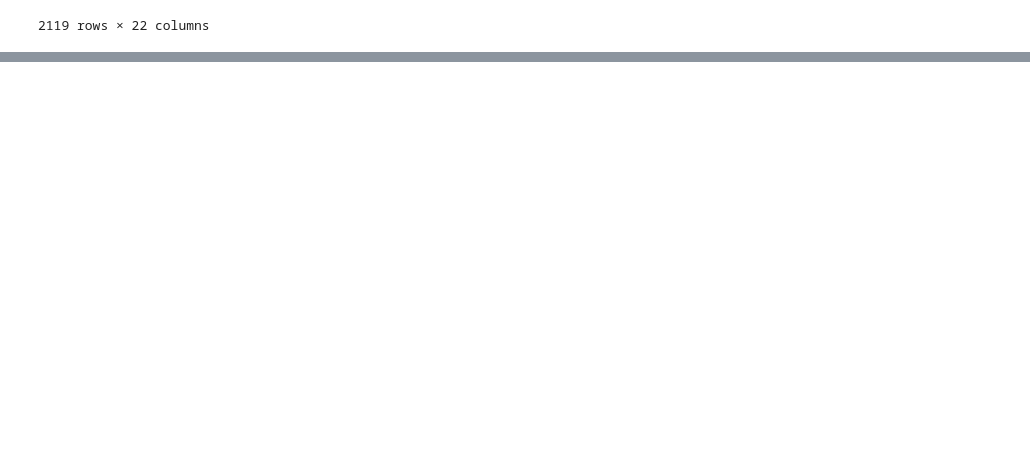
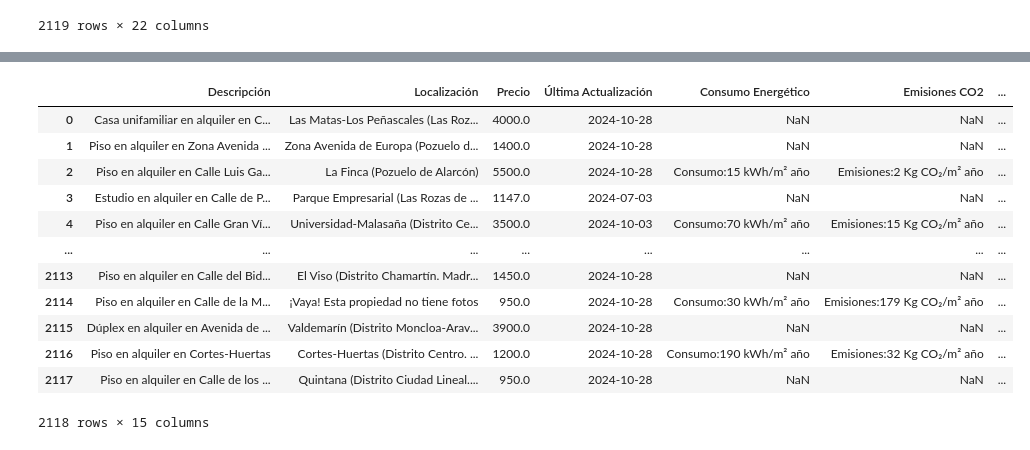
Before and after one commit to GuillePT95/proyecto-FB, a Jupyter notebook: limpieza_alquiler.ipynb, the cells around one changed output, grey strips where cells are left out. Drawn from its saved outputs; the diff is of its cells as text; code cells hidden in the pictures; blank space fills up the shorter version.

```diff
--- a/limpieza_alquiler.ipynb
+++ b/limpieza_alquiler.ipynb
@@ -727,0 +268,3 @@ df
+# %%
+# Eliminar filas donde 'Precio' es NaN
+df_limpio = df_limpio.dropna(subset=['Precio'])
@@ -727,0 +311,6 @@ df
+# %%
+# Usar .loc para evitar el SettingWithCopyWarning
+df_limpio.loc[df_limpio['Precio'] == 'A', 'Precio'] = 0
+# %%
+# Limpiar valores en la columna 'Precio', eliminando puntos y comas, y convertir a float
+df_limpio.loc[:, 'Precio'] = df_limpio['Precio'].replace({r'\.': '', ',': ''}, regex=True).astype(float)
@@ -727,0 +337,16 @@ df
+# %%
+df_limpio
+# %% [output]
+|  | Descripción | Localización | Precio | Última Actualización | Consumo Energético | Emisiones CO2 | ... |
+| 0 | Casa unifamiliar en alquiler en C... | Las Matas-Los Peñascales (Las Roz... | 4000.0 | 2024-10-28 | NaN | NaN | ... |
+| 1 | Piso en alquiler en Zona Avenida ... | Zona Avenida de Europa (Pozuelo d... | 1400.0 | 2024-10-28 | NaN | NaN | ... |
+| 2 | Piso en alquiler en Calle Luis Ga... | La Finca (Pozuelo de Alarcón) | 5500.0 | 2024-10-28 | Consumo:15 kWh/m² año | Emisiones:2 Kg CO₂/m² año | ... |
+| 3 | Estudio en alquiler en Calle de P... | Parque Empresarial (Las Rozas de ... | 1147.0 | 2024-07-03 | NaN | NaN | ... |
+| 4 | Piso en alquiler en Calle Gran Ví... | Universidad-Malasaña (Distrito Ce... | 3500.0 | 2024-10-03 | Consumo:70 kWh/m² año | Emisiones:15 Kg CO₂/m² año | ... |
+| ... | ... | ... | ... | ... | ... | ... | ... |
+| 2113 | Piso en alquiler en Calle del Bid... | El Viso (Distrito Chamartín. Madr... | 1450.0 | 2024-10-28 | NaN | NaN | ... |
+| 2114 | Piso en alquiler en Calle de la M... | ¡Vaya! Esta propiedad no tiene fotos | 950.0 | 2024-10-28 | Consumo:30 kWh/m² año | Emisiones:179 Kg CO₂/m² año | ... |
+| 2115 | Dúplex en alquiler en Avenida de ... | Valdemarín (Distrito Moncloa-Arav... | 3900.0 | 2024-10-28 | NaN | NaN | ... |
+| 2116 | Piso en alquiler en Cortes-Huertas | Cortes-Huertas (Distrito Centro. ... | 1200.0 | 2024-10-28 | Consumo:190 kWh/m² año | Emisiones:32 Kg CO₂/m² año | ... |
+| 2117 | Piso en alquiler en Calle de los ... | Quintana (Distrito Ciudad Lineal.... | 950.0 | 2024-10-28 | NaN | NaN | ... |
+2118 rows × 15 columns
```
Also changed, not shown: parts of 52 cells of this notebook.
